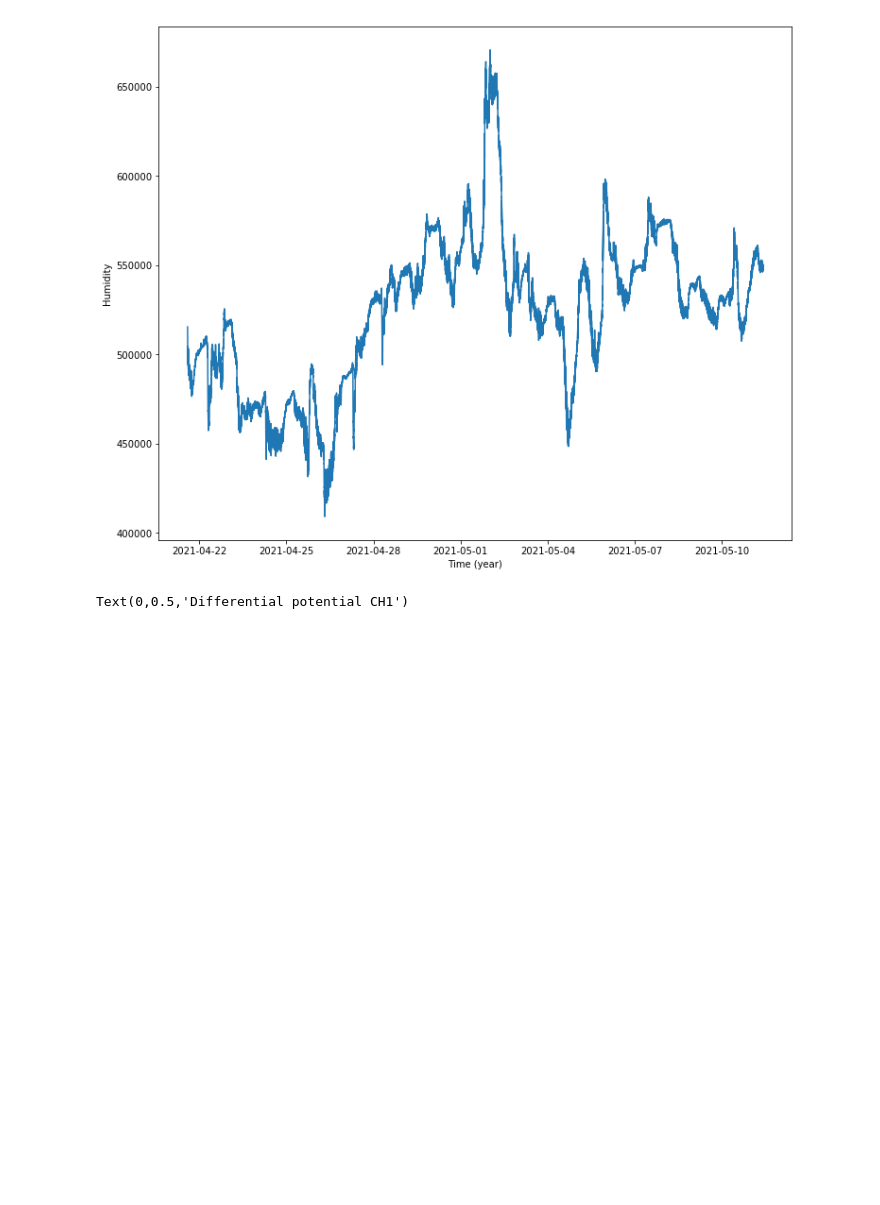
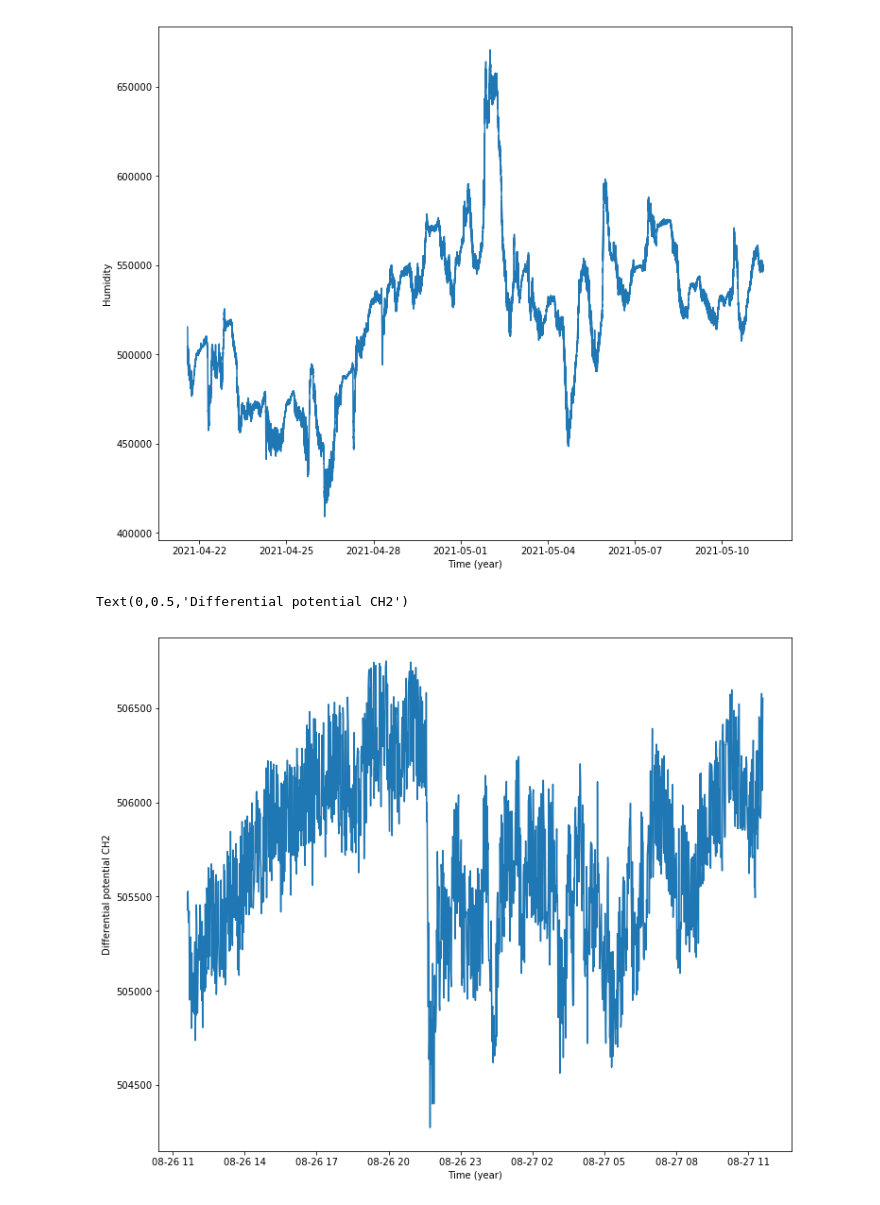
Before and after one commit to sikora-toma/unsupervised_learning_watchplant_project, a Jupyter notebook: code/unsupervised_learning.ipynb, the cells around one changed output. Cells and saved outputs as stored; diff of their text form; code cells hidden in the pictures; blank space fills up the shorter version.

```diff
--- a/code/unsupervised_learning.ipynb
+++ b/code/unsupervised_learning.ipynb
@@ -36,9 +44,12 @@ plt.ylabel('Humidity',fontsize=10)
 Text(0,0.5,'Humidity')
 [figure]
 # %%
+# visualizing the differential potential data
+
 plt.figure(figsize=(12,10))
-plt.plot(time_series_data.datetime,time_series_data["differential_potential_CH1"])
+plt.plot(time_series_data.datetime,time_series_data["differential_potential_CH2"])
 plt.xlabel('Time (year)',fontsize=10)
-plt.ylabel('Differential potential CH1',fontsize=10)
+plt.ylabel('Differential potential CH2',fontsize=10)
 # %% [output]
-Text(0,0.5,'Differential potential CH1')
+Text(0,0.5,'Differential potential CH2')
+[figure, added]
```
Also changed, not shown: parts of 26 cells of this notebook, 4 other files.
